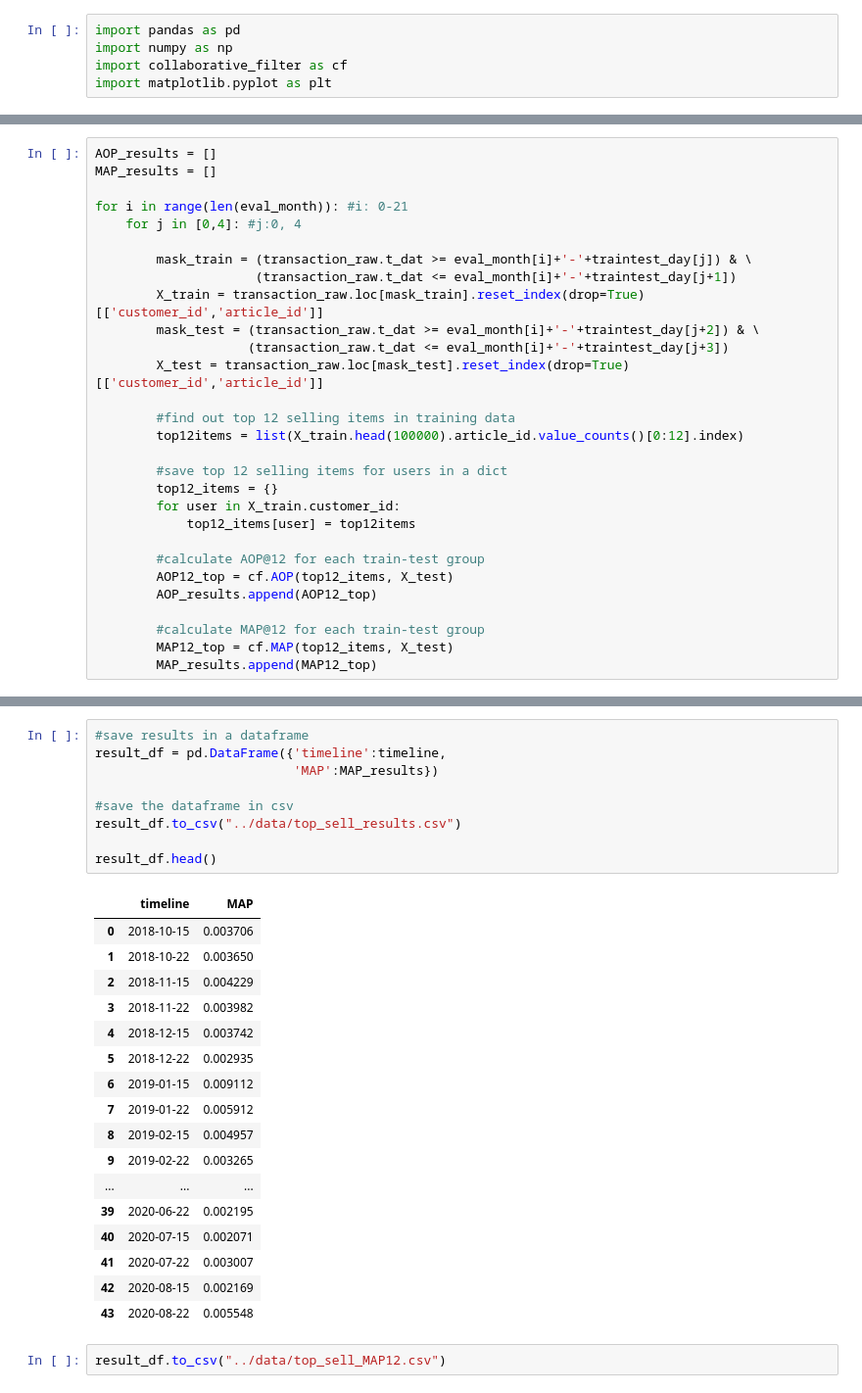
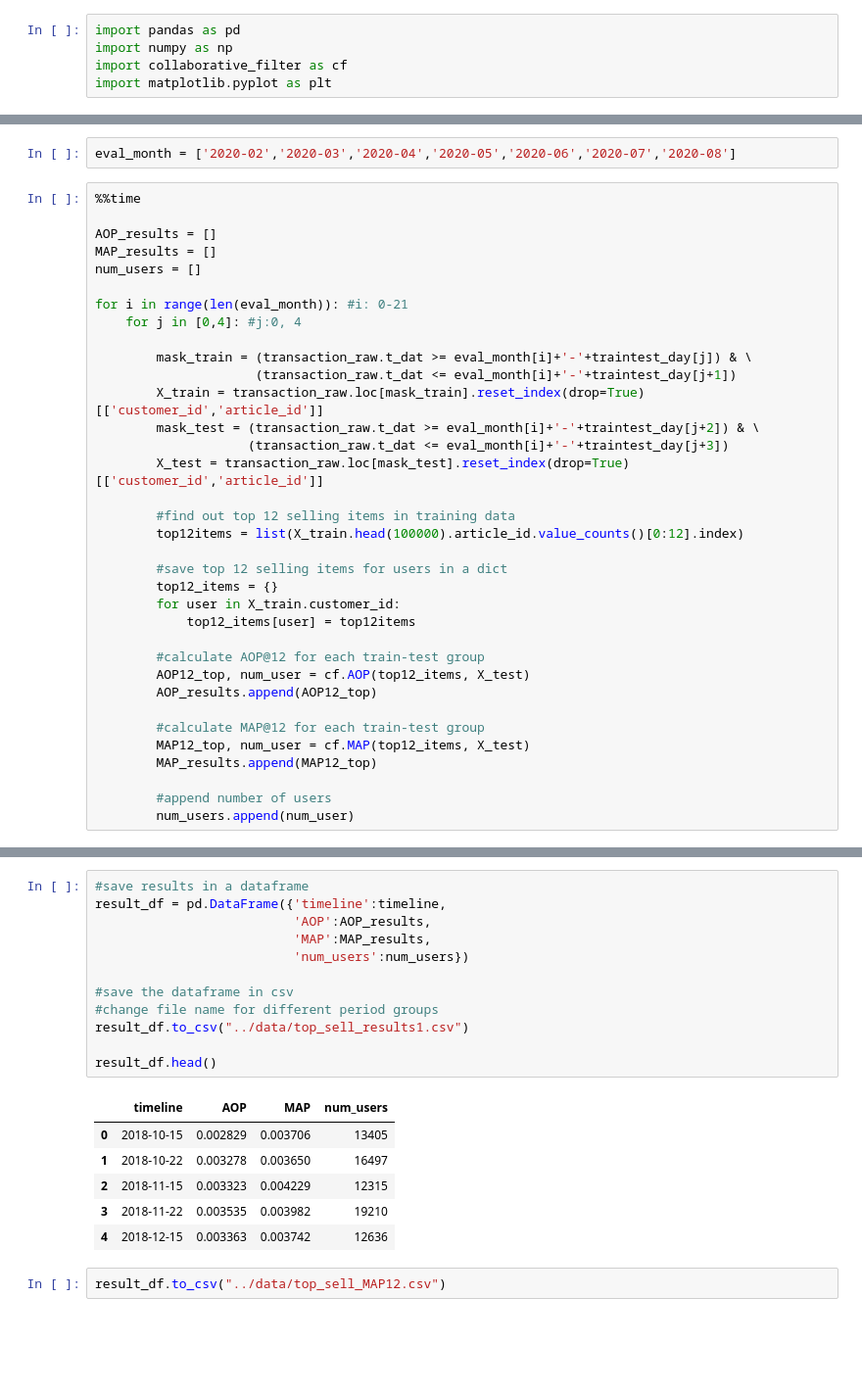
Before and after one commit to alexkychen/HMproduct, a Jupyter notebook: notebook/2. Top-selling item recommendation analysis.ipynb, the cells around one changed output, grey strips where cells are left out. Shown: that part at 98% size. Drawn from its saved outputs; the diff is of its cells as text; blank space fills up the shorter version.

```diff
--- a/notebook/2. Top-selling item recommendation analysis.ipynb
+++ b/notebook/2. Top-selling item recommendation analysis.ipynb
@@ -26,6 +27,11 @@ traintest_day = ['01','07','08','14','15','21','22','28']
+# %%
+eval_month = ['2020-02','2020-03','2020-04','2020-05','2020-06','2020-07','2020-08']
 # %%
+%%time
+
 AOP_results = []
 MAP_results = []
+num_users = []
 
 for i in range(len(eval_month)): #i: 0-21
     for j in [0,4]: #j:0, 4
@@ -46,12 +52,15 @@ for i in range(len(eval_month)): #i: 0-21
             top12_items[user] = top12items
 
         #calculate AOP@12 for each train-test group
-        AOP12_top = cf.AOP(top12_items, X_test)
+        AOP12_top, num_user = cf.AOP(top12_items, X_test)
         AOP_results.append(AOP12_top)
 
         #calculate MAP@12 for each train-test group
-        MAP12_top = cf.MAP(top12_items, X_test)
+        MAP12_top, num_user = cf.MAP(top12_items, X_test)
         MAP_results.append(MAP12_top)
+
+        #append number of users
+        num_users.append(num_user)
 # %% [output]
 Number of users: 13405
 Number of users: 13405
@@ -99,30 +86,22 @@ for month in eval_month:
 # %%
 #save results in a dataframe
 result_df = pd.DataFrame({'timeline':timeline,
-                          'MAP':MAP_results})
+                          'AOP':AOP_results,
+                          'MAP':MAP_results,
+                          'num_users':num_users})
 
 #save the dataframe in csv
-result_df.to_csv("../data/top_sell_results.csv")
+#change file name for different period groups
+result_df.to_csv("../data/top_sell_results1.csv")
 
 result_df.head()
 # %% [output]
-|  | timeline | MAP |
-| 0 | 2018-10-15 | 0.003706 |
-| 1 | 2018-10-22 | 0.003650 |
-| 2 | 2018-11-15 | 0.004229 |
-| 3 | 2018-11-22 | 0.003982 |
-| 4 | 2018-12-15 | 0.003742 |
-| 5 | 2018-12-22 | 0.002935 |
-| 6 | 2019-01-15 | 0.009112 |
-| 7 | 2019-01-22 | 0.005912 |
-| 8 | 2019-02-15 | 0.004957 |
-| 9 | 2019-02-22 | 0.003265 |
-| ... | ... | ... |
-| 39 | 2020-06-22 | 0.002195 |
-| 40 | 2020-07-15 | 0.002071 |
-| 41 | 2020-07-22 | 0.003007 |
-| 42 | 2020-08-15 | 0.002169 |
-| 43 | 2020-08-22 | 0.005548 |
+|  | timeline | AOP | MAP | num_users |
+| 0 | 2018-10-15 | 0.002829 | 0.003706 | 13405 |
+| 1 | 2018-10-22 | 0.003278 | 0.003650 | 16497 |
+| 2 | 2018-11-15 | 0.003323 | 0.004229 | 12315 |
+| 3 | 2018-11-22 | 0.003535 | 0.003982 | 19210 |
+| 4 | 2018-12-15 | 0.003363 | 0.003742 | 12636 |
 # %%
 result_df.to_csv("../data/top_sell_MAP12.csv")
 # %%
```
Also changed, not shown: parts of 7 cells of this notebook, 2 other files.
